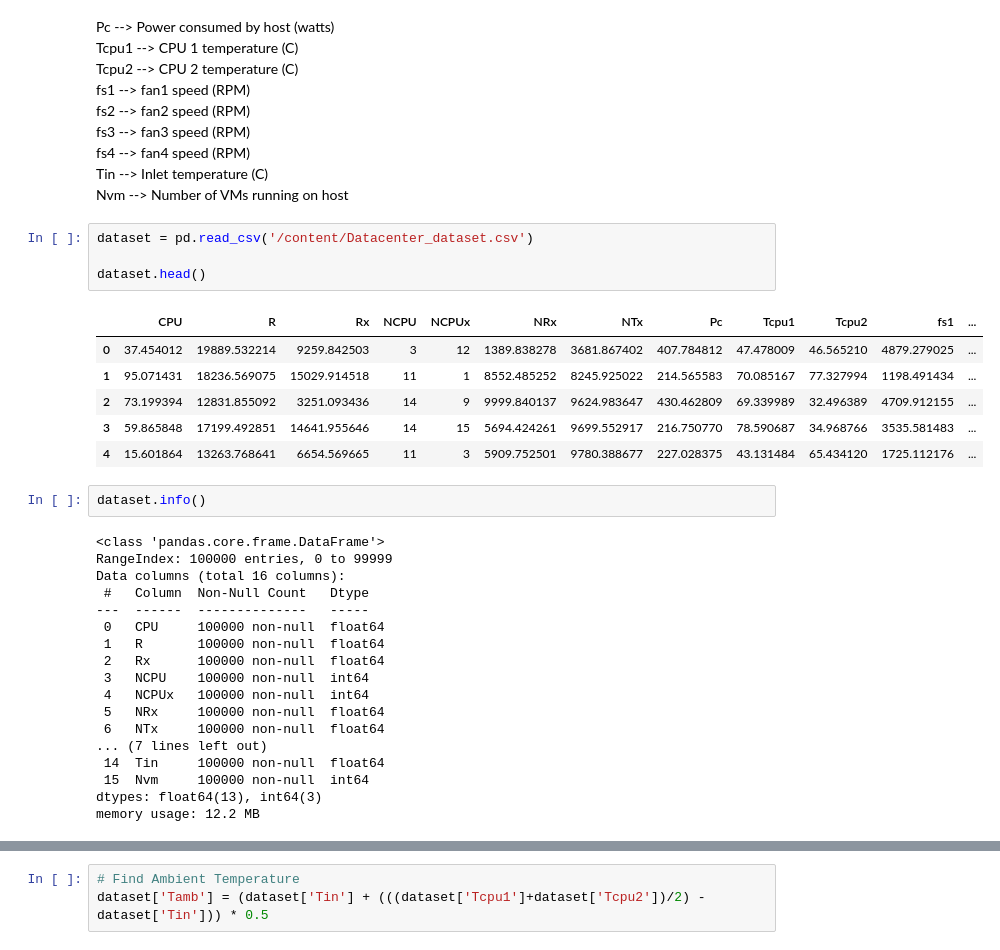
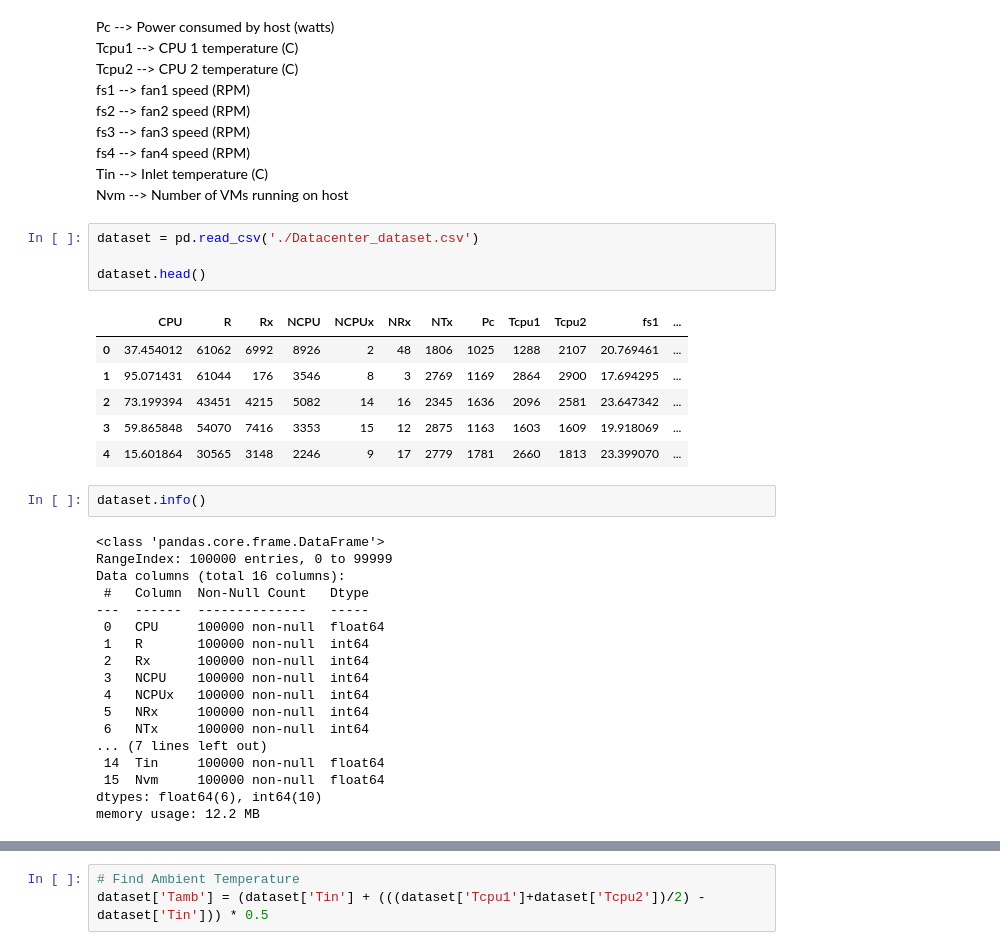
Before and after one commit to Shahriar-Saikat21/VM_Thermal_Prediction, a Jupyter notebook: model.ipynb, the cells around one changed output, grey strips where cells are left out. Saved outputs shown, nothing was run; the diff lists cells and outputs as text.

```diff
--- a/model.ipynb
+++ b/model.ipynb
@@ -21,16 +21,16 @@ fs4   -->       fan4 speed (RPM)<br>
 Tin   -->       Inlet temperature (C)<br>
 Nvm   -->       Number of VMs running on host<br>
 # %%
-dataset = pd.read_csv('/content/Datacenter_dataset.csv')
+dataset = pd.read_csv('./Datacenter_dataset.csv')
 
 dataset.head()
 # %% [output]
 |  | CPU | R | Rx | NCPU | NCPUx | NRx | NTx | Pc | Tcpu1 | Tcpu2 | fs1 | ... |
-| 0 | 37.454012 | 19889.532214 | 9259.842503 | 3 | 12 | 1389.838278 | 3681.867402 | 407.784812 | 47.478009 | 46.565210 | 4879.279025 | ... |
-| 1 | 95.071431 | 18236.569075 | 15029.914518 | 11 | 1 | 8552.485252 | 8245.925022 | 214.565583 | 70.085167 | 77.327994 | 1198.491434 | ... |
-| 2 | 73.199394 | 12831.855092 | 3251.093436 | 14 | 9 | 9999.840137 | 9624.983647 | 430.462809 | 69.339989 | 32.496389 | 4709.912155 | ... |
-| 3 | 59.865848 | 17199.492851 | 14641.955646 | 14 | 15 | 5694.424261 | 9699.552917 | 216.750770 | 78.590687 | 34.968766 | 3535.581483 | ... |
-| 4 | 15.601864 | 13263.768641 | 6654.569665 | 11 | 3 | 5909.752501 | 9780.388677 | 227.028375 | 43.131484 | 65.434120 | 1725.112176 | ... |
+| 0 | 37.454012 | 61062 | 6992 | 8926 | 2 | 48 | 1806 | 1025 | 1288 | 2107 | 20.769461 | ... |
+| 1 | 95.071431 | 61044 | 176 | 3546 | 8 | 3 | 2769 | 1169 | 2864 | 2900 | 17.694295 | ... |
+| 2 | 73.199394 | 43451 | 4215 | 5082 | 14 | 16 | 2345 | 1636 | 2096 | 2581 | 23.647342 | ... |
+| 3 | 59.865848 | 54070 | 7416 | 3353 | 15 | 12 | 2875 | 1163 | 1603 | 1609 | 19.918069 | ... |
+| 4 | 15.601864 | 30565 | 3148 | 2246 | 9 | 17 | 2779 | 1781 | 2660 | 1813 | 23.399070 | ... |
 # %%
 dataset.info()
 # %% [output]
@@ -40,16 +40,16 @@ Data columns (total 16 columns):
  #   Column  Non-Null Count   Dtype
 ---  ------  --------------   -----
  0   CPU     100000 non-null  float64
- 1   R       100000 non-null  float64
- 2   Rx      100000 non-null  float64
+ 1   R       100000 non-null  int64
+ 2   Rx      100000 non-null  int64
  3   NCPU    100000 non-null  int64
  4   NCPUx   100000 non-null  int64
- 5   NRx     100000 non-null  float64
- 6   NTx     100000 non-null  float64
+ 5   NRx     100000 non-null  int64
+ 6   NTx     100000 non-null  int64
 ... (7 lines left out)
  14  Tin     100000 non-null  float64
- 15  Nvm     100000 non-null  int64
-dtypes: float64(13), int64(3)
+ 15  Nvm     100000 non-null  float64
+dtypes: float64(6), int64(10)
 memory usage: 12.2 MB
 # %%
 dataset.describe()
```
Also changed, not shown: parts of 10 cells of this notebook, 1 other file.
